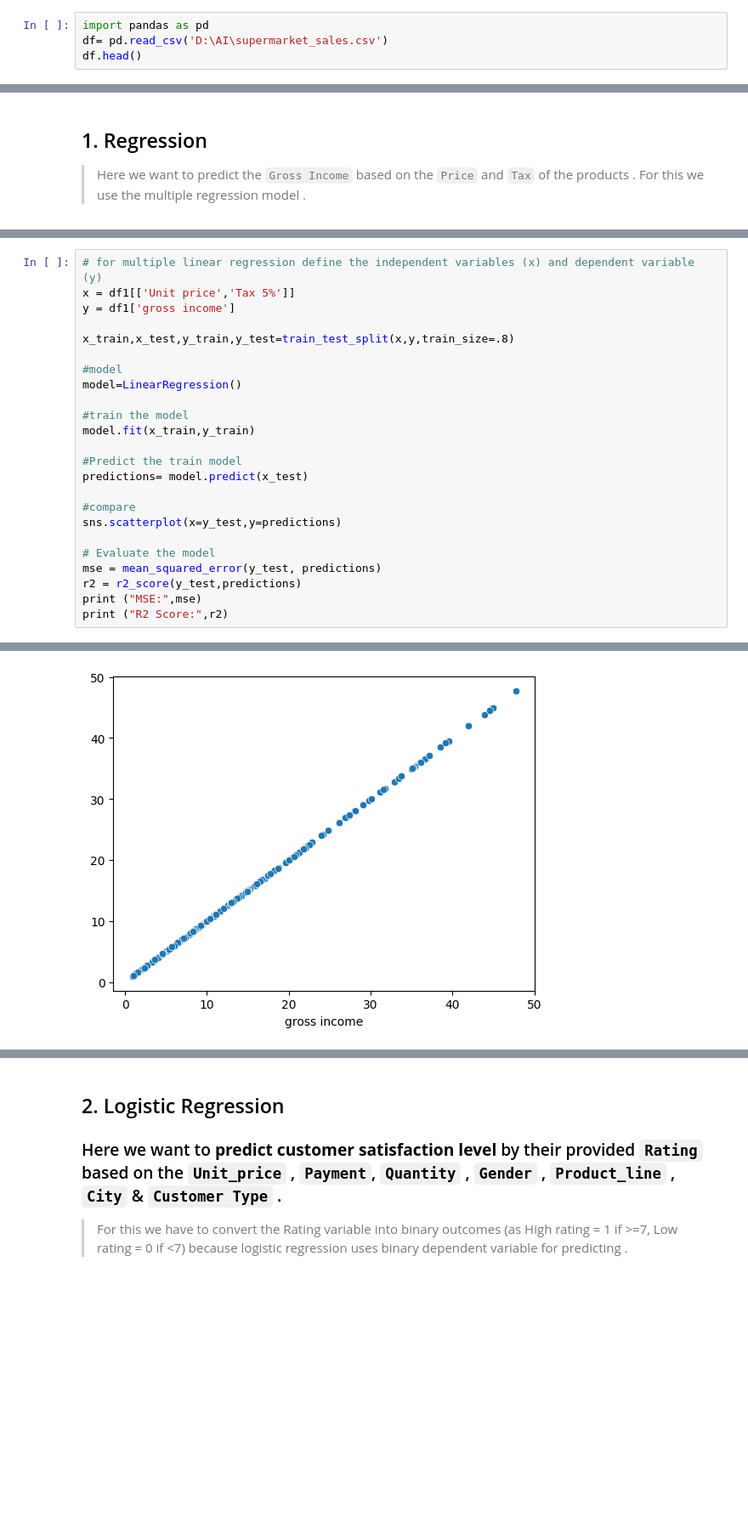
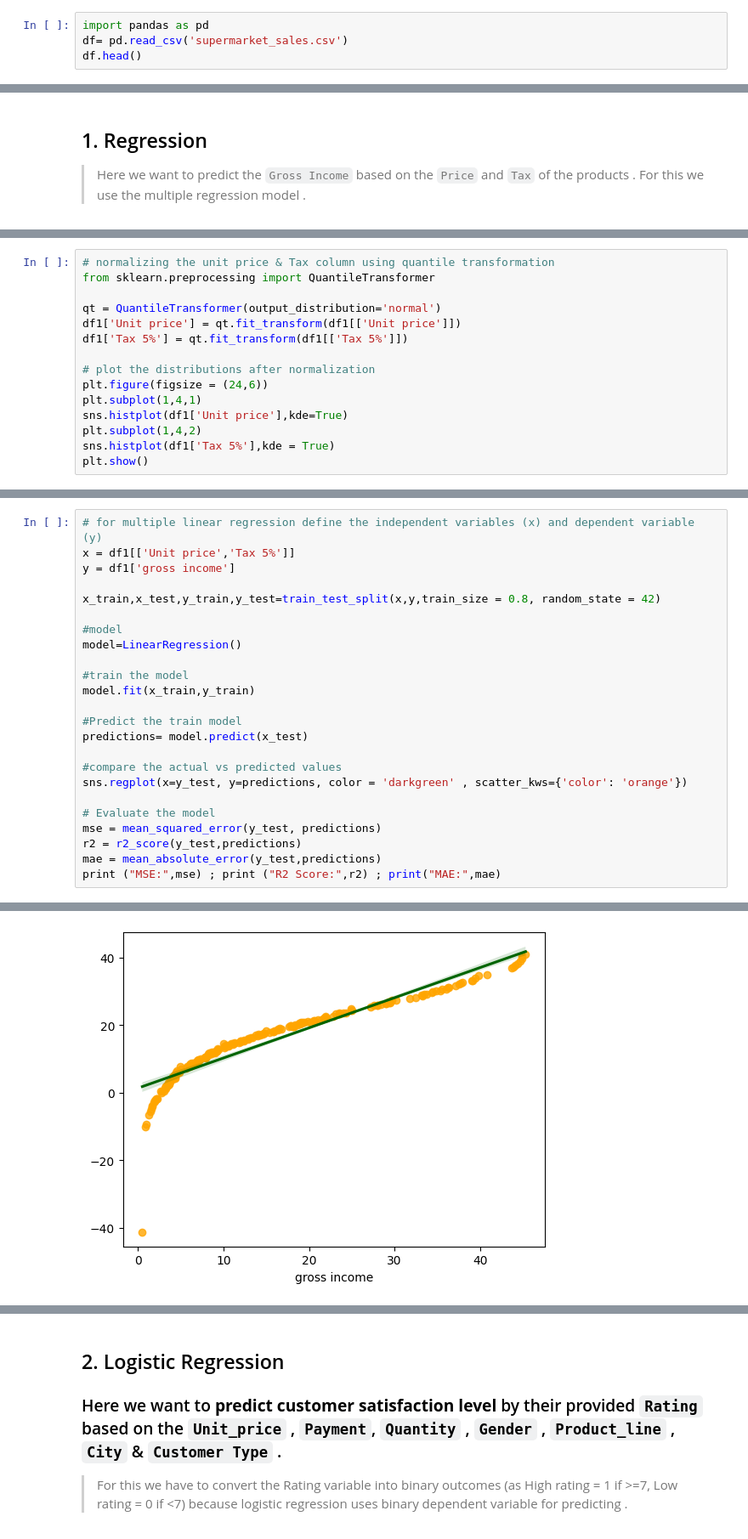
Before and after one commit to Maharun-nasa/ML_Project, a Jupyter notebook: ml_project.ipynb, the cells around one changed output, grey strips where cells are left out. Shown at 85% size. Saved outputs shown, nothing was run; the diff lists cells and outputs as text; blank space fills up the shorter version.

```diff
--- a/ml_project.ipynb
+++ b/ml_project.ipynb
@@ -4,7 +4,7 @@
 ## This Notebook Presents A Machine Learning Project Using Supermarket Sales Dataset .
 # %%
 import pandas as pd
-df= pd.read_csv('D:\AI\supermarket_sales.csv')
+df= pd.read_csv('supermarket_sales.csv')
 df.head()
 # %% [output]
 |  | Invoice ID | Branch | City | Customer type | Gender | Product line | Unit price | Quantity | Tax 5% | ... |
@@ -122,0 +119,15 @@ sns.histplot(df1['gross income'],kde = True)
+# %%
+# normalizing the unit price & Tax column using quantile transformation
+from sklearn.preprocessing import QuantileTransformer
+
+qt = QuantileTransformer(output_distribution='normal')
+df1['Unit price'] = qt.fit_transform(df1[['Unit price']])
+df1['Tax 5%'] = qt.fit_transform(df1[['Tax 5%']])
+
+# plot the distributions after normalization
+plt.figure(figsize = (24,6))
+plt.subplot(1,4,1)
+sns.histplot(df1['Unit price'],kde=True)
+plt.subplot(1,4,2)
+sns.histplot(df1['Tax 5%'],kde = True)
+plt.show()
@@ -125,7 +158,7 @@ sns.histplot(df1['gross income'],kde = True)
 x = df1[['Unit price','Tax 5%']]
 y = df1['gross income']
 
-x_train,x_test,y_train,y_test=train_test_split(x,y,train_size=.8)
+x_train,x_test,y_train,y_test=train_test_split(x,y,train_size = 0.8, random_state = 42)
 
 #model
 model=LinearRegression()
@@ -136,12 +169,12 @@ model.fit(x_train,y_train)
 #Predict the train model
 predictions= model.predict(x_test)
 
-#compare
-sns.scatterplot(x=y_test,y=predictions)
+#compare the actual vs predicted values
+sns.regplot(x=y_test, y=predictions, color = 'darkgreen' , scatter_kws={'color': 'orange'})
 
 # Evaluate the model
 mse = mean_squared_error(y_test, predictions)
 r2 = r2_score(y_test,predictions)
-print ("MSE:",mse)
-print ("R2 Score:",r2)
+mae = mean_absolute_error(y_test,predictions)
+print ("MSE:",mse) ; print ("R2 Score:",r2) ; print("MAE:",mae)
 # %% [output]
@@ -150,4 +184,4 @@ R2 Score: 1.0
-[figure, old version]
+[figure, new version]
 # %% [markdown]
 ### **Interpretation : Linear Regression Model Training & Evaluation**
 
```
Also changed, not shown: parts of 36 cells of this notebook, 1 other file.
